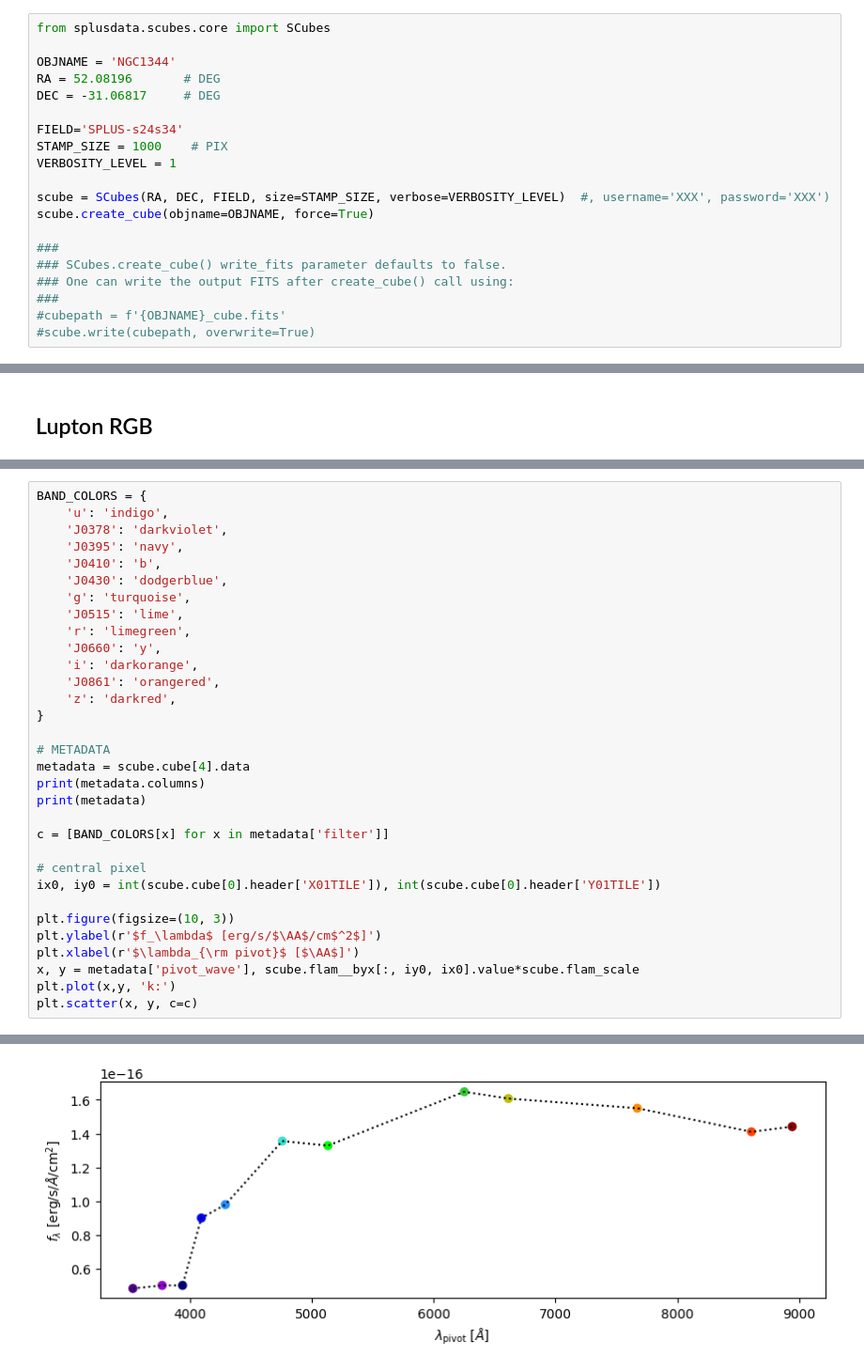
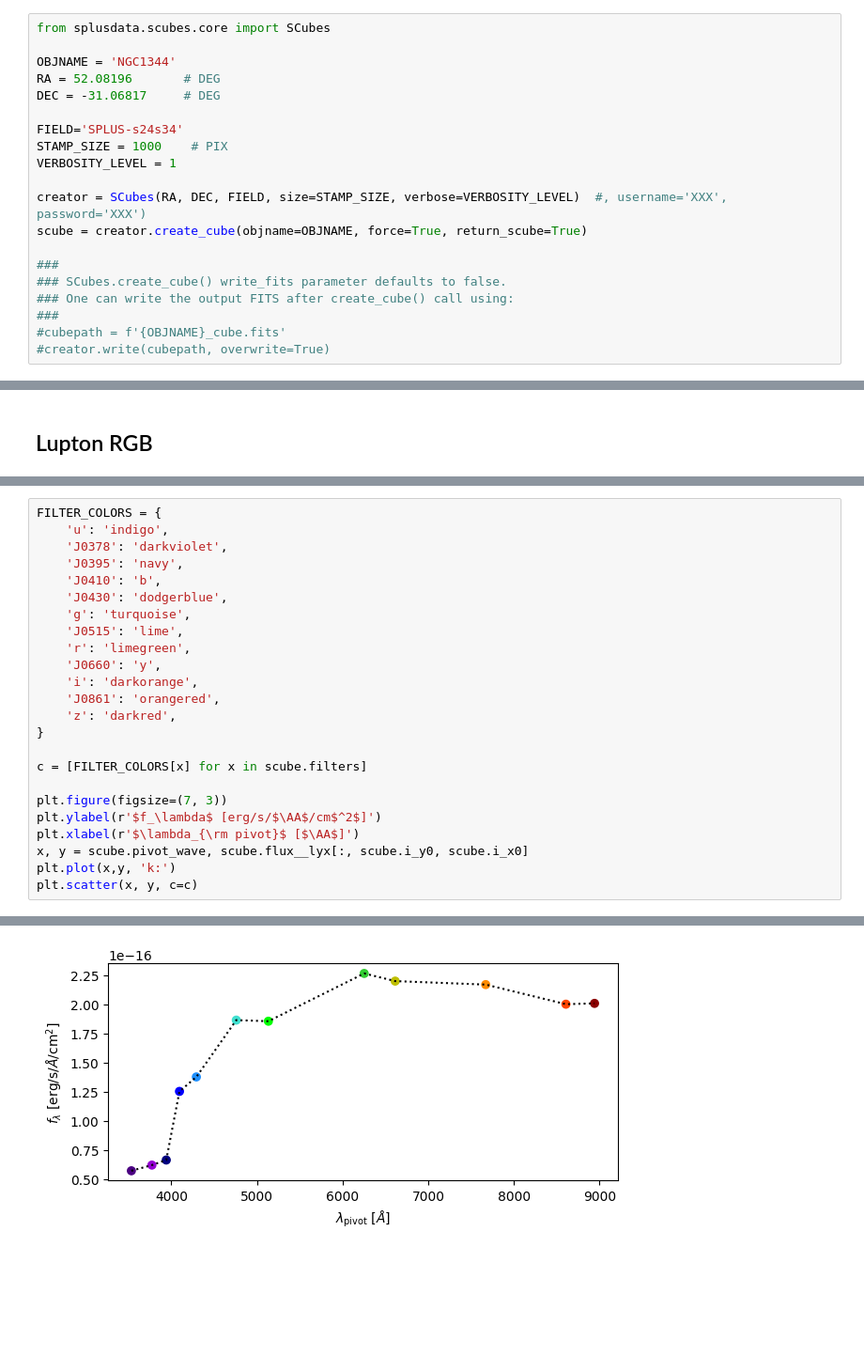
Before and after one commit to splus-collab/splusdata, a Jupyter notebook: splusdata/scubes/SCubes_example.ipynb, the cells around one changed output, grey strips where cells are left out. Shown at 94% size. Cells and saved outputs as stored; diff of their text form; blank space fills up the shorter version.

```diff
--- a/splusdata/scubes/SCubes_example.ipynb
+++ b/splusdata/scubes/SCubes_example.ipynb
@@ -11,13 +11,13 @@ FIELD='SPLUS-s24s34'
 STAMP_SIZE = 1000    # PIX
 VERBOSITY_LEVEL = 1
 
-scube = SCubes(RA, DEC, FIELD, size=STAMP_SIZE, verbose=VERBOSITY_LEVEL)  #, username='XXX', password='XXX')
-scube.create_cube(objname=OBJNAME, force=True)
+creator = SCubes(RA, DEC, FIELD, size=STAMP_SIZE, verbose=VERBOSITY_LEVEL)  #, username='XXX', password='XXX')
+scube = creator.create_cube(objname=OBJNAME, force=True, return_scube=True)
 
 ###
 ### SCubes.create_cube() write_fits parameter defaults to false.
 ### One can write the output FITS after create_cube() call using:
 ###
 #cubepath = f'{OBJNAME}_cube.fits'
-#scube.write(cubepath, overwrite=True)
+#creator.write(cubepath, overwrite=True)
 # %% [output]
@@ -84,5 +110,5 @@ plt.imshow(RGB__yxc, origin='lower')
 # %%
-BAND_COLORS = {
+FILTER_COLORS = {
     'u': 'indigo',
     'J0378': 'darkviolet',
     'J0395': 'navy',
@@ -97,20 +123,12 @@ BAND_COLORS = {
     'z': 'darkred',
 }
 
-# METADATA
-metadata = scube.cube[4].data
-print(metadata.columns)
-print(metadata)
+c = [FILTER_COLORS[x] for x in scube.filters]
 
-c = [BAND_COLORS[x] for x in metadata['filter']]
-
-# central pixel
-ix0, iy0 = int(scube.cube[0].header['X01TILE']), int(scube.cube[0].header['Y01TILE'])
-
-plt.figure(figsize=(10, 3))
+plt.figure(figsize=(7, 3))
 plt.ylabel(r'$f_\lambda$ [erg/s/$\AA$/cm$^2$]')
 plt.xlabel(r'$\lambda_{\rm pivot}$ [$\AA$]')
-x, y = metadata['pivot_wave'], scube.flam__byx[:, iy0, ix0].value*scube.flam_scale
+x, y = scube.pivot_wave, scube.flux__lyx[:, scube.i_y0, scube.i_x0]
 plt.plot(x,y, 'k:')
 plt.scatter(x, y, c=c)
 # %% [output]
@@ -136 +136 @@ ColDefs(
-[figure, old version]
+[figure, new version]
```
Also changed, not shown: parts of 5 cells of this notebook, 2 other files.
